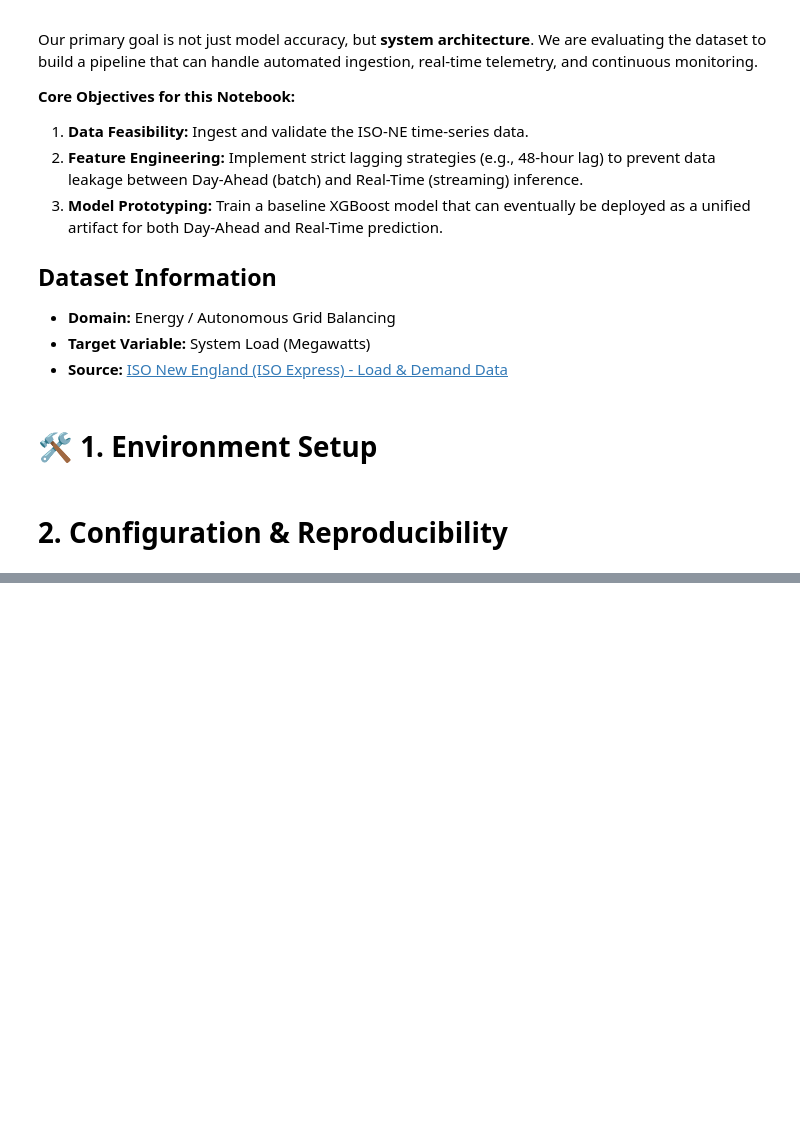
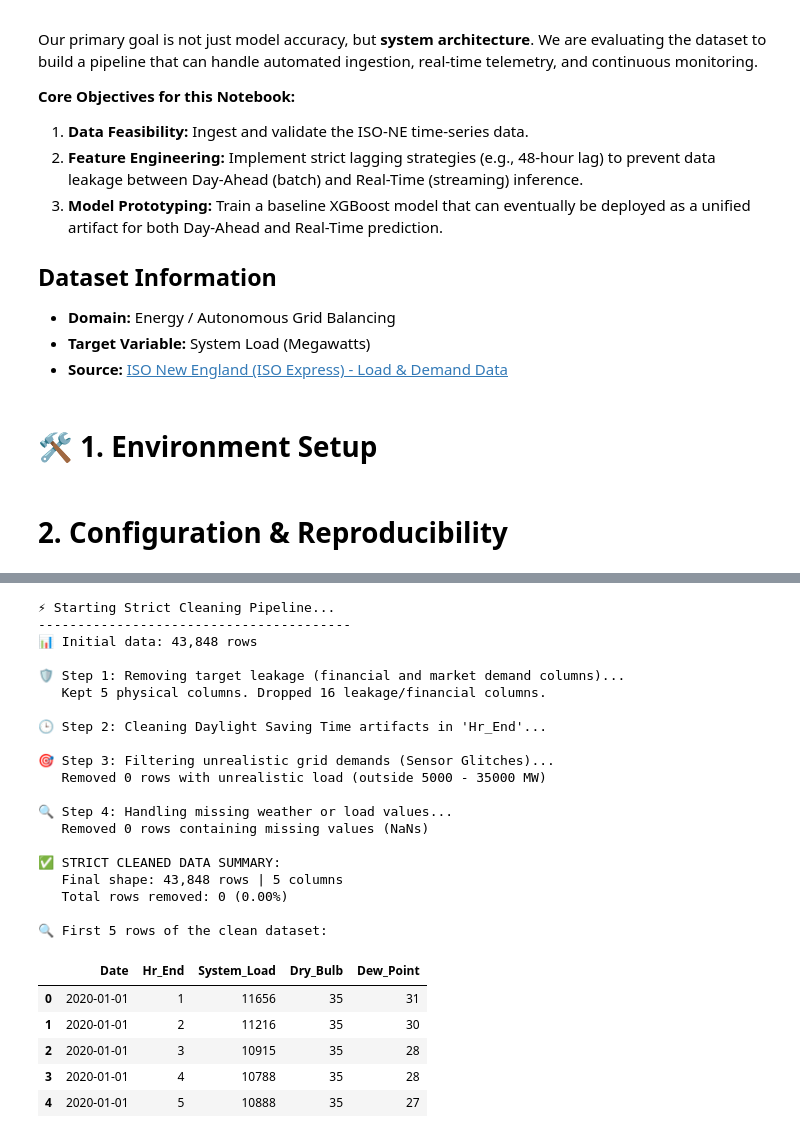
Before and after one commit to abdelhadi-osama/GridCast, a Jupyter notebook: ML_solution_test/ml_solution_test.ipynb, the cells around one changed output, grey strips where cells are left out. Saved outputs shown, nothing was run; the diff lists cells and outputs as text; code cells hidden in the pictures; blank space fills up the shorter version.

```diff
--- a/ML_solution_test/ml_solution_test.ipynb
+++ b/ML_solution_test/ml_solution_test.ipynb
@@ -253,0 +364,80 @@ if master_parquet:
+# %%
+def clean_iso_ne_data_strict(df, config):
+    """
+    Strictly clean ISO-NE Grid data
+    Removes data leakage columns, fixes string artifacts, and filters glitches.
+    """
+    df_clean = df.copy()
+    initial_rows = len(df_clean)
+    print(f"📊 Initial data: {initial_rows:,} rows")
+
+    # 1. Prevent Target Leakage (The Purge)
+    print("\n🛡️ Step 1: Removing target leakage (financial and market demand columns)...")
+    cols_to_keep = ['Date', 'Hr_End', 'System_Load', 'Dry_Bulb', 'Dew_Point']
+    df_clean = df_clean[cols_to_keep]
+    print(f"   Kept {len(cols_to_keep)} physical columns. Dropped {len(df.columns) - len(cols_to_keep)} leakage/financial columns.")
+
+    # 2. Clean Daylight Saving Time string artifacts (The Fix)
+    print("\n🕒 Step 2: Cleaning Daylight Saving Time artifacts in 'Hr_End'...")
+    # \D means "any non-digit". We replace it with nothing '', then cast to int.
+    df_clean['Hr_End'] = df_clean['Hr_End'].astype(str).str.replace(r'\D', '', regex=True).astype(int)
+
+    # 3. Filter unrealistic System Load (The Reality Filter)
+    print("\n🎯 Step 3: Filtering unrealistic grid demands (Sensor Glitches)...")
+    mask_demand = (
+        df_clean['System_Load'] >= config.MIN_DEMAND_MW
+    ) & (
+        df_clean['System_Load'] <= config.MAX_DEMAND_MW
+    )
+    df_clean = df_clean[mask_demand]
+    print(f"   Removed {initial_rows - len(df_clean):,} rows with unrealistic load (outside {config.MIN_DEMAND_MW} - {config.MAX_DEMAND_MW} MW)")
+
+    # 4. Handle missing values
+    print("\n🔍 Step 4: Handling missing weather or load values...")
+    rows_before_na = len(df_clean)
+    df_clean = df_clean.dropna()
+    print(f"   Removed {rows_before_na - len(df_clean):,} rows containing missing values (NaNs)")
+
+    # 5. Reset index
+    df_clean = df_clean.reset_index(drop=True)
+
+    print(f"\n✅ STRICT CLEANED DATA SUMMARY:")
+    print(f"   Final shape: {df_clean.shape[0]:,} rows | {df_clean.shape[1]} columns")
+    print(f"   Total rows removed: {initial_rows - len(df_clean):,} "
+          f"({((initial_rows - len(df_clean))/initial_rows*100):.2f}%)")
+
+    return df_clean
+
+# Execute the strict cleaning function
+print("⚡ Starting Strict Cleaning Pipeline...\n" + "-"*40)
+df_clean = clean_iso_ne_data_strict(df, config)
+
+print("\n🔍 First 5 rows of the clean dataset:")
+display(df_clean.head())
+# %% [output]
+⚡ Starting Strict Cleaning Pipeline...
+----------------------------------------
+📊 Initial data: 43,848 rows
+
+🛡️ Step 1: Removing target leakage (financial and market demand columns)...
+   Kept 5 physical columns. Dropped 16 leakage/financial columns.
+
+🕒 Step 2: Cleaning Daylight Saving Time artifacts in 'Hr_End'...
+
+🎯 Step 3: Filtering unrealistic grid demands (Sensor Glitches)...
+   Removed 0 rows with unrealistic load (outside 5000 - 35000 MW)
+
+🔍 Step 4: Handling missing weather or load values...
+   Removed 0 rows containing missing values (NaNs)
+
+✅ STRICT CLEANED DATA SUMMARY:
+   Final shape: 43,848 rows | 5 columns
+   Total rows removed: 0 (0.00%)
+
+🔍 First 5 rows of the clean dataset:
+|  | Date | Hr_End | System_Load | Dry_Bulb | Dew_Point |
+| 0 | 2020-01-01 | 1 | 11656 | 35 | 31 |
+| 1 | 2020-01-01 | 2 | 11216 | 35 | 30 |
+| 2 | 2020-01-01 | 3 | 10915 | 35 | 28 |
+| 3 | 2020-01-01 | 4 | 10788 | 35 | 28 |
+| 4 | 2020-01-01 | 5 | 10888 | 35 | 27 |
```
Also changed, not shown: parts of 31 cells of this notebook.
